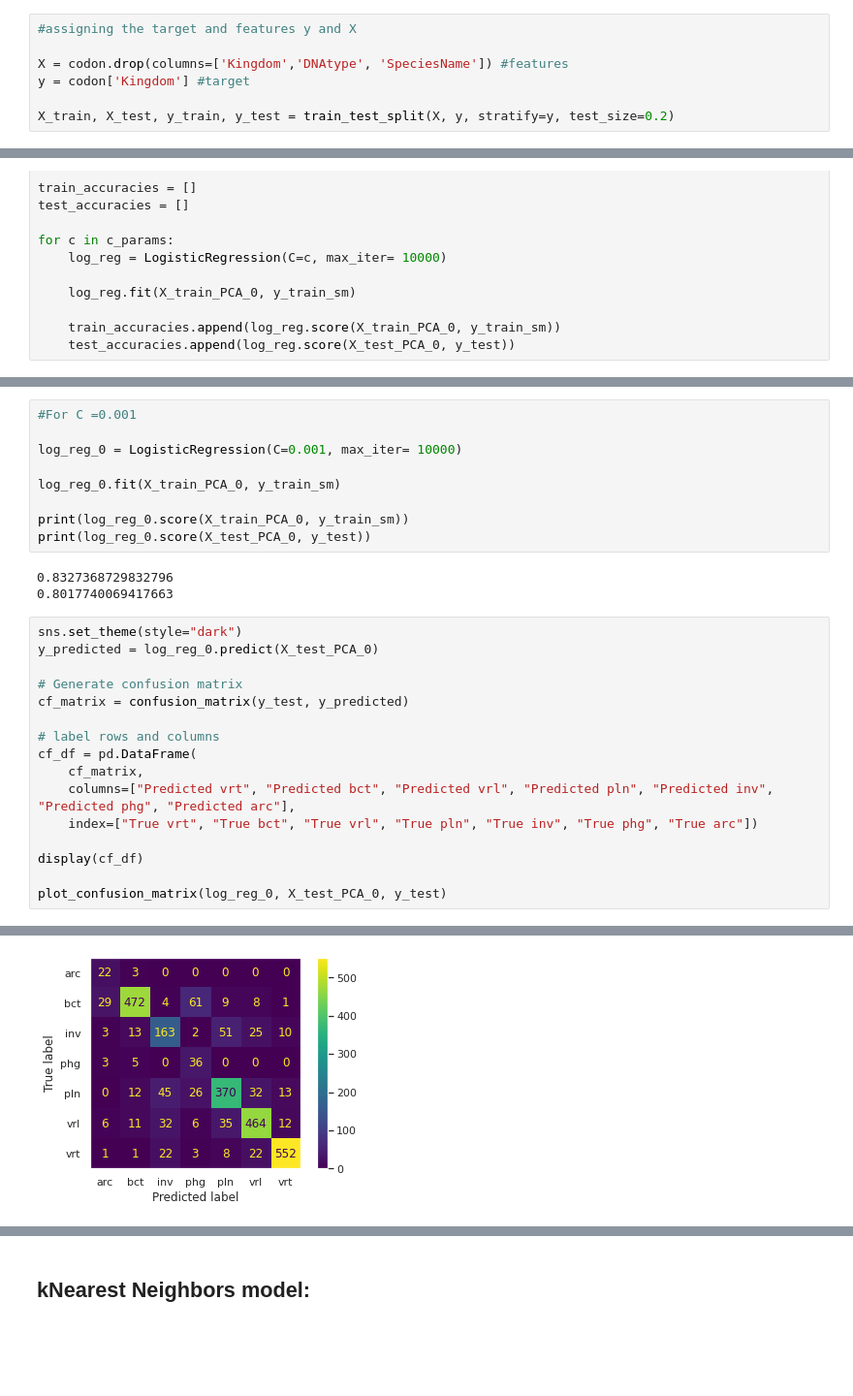
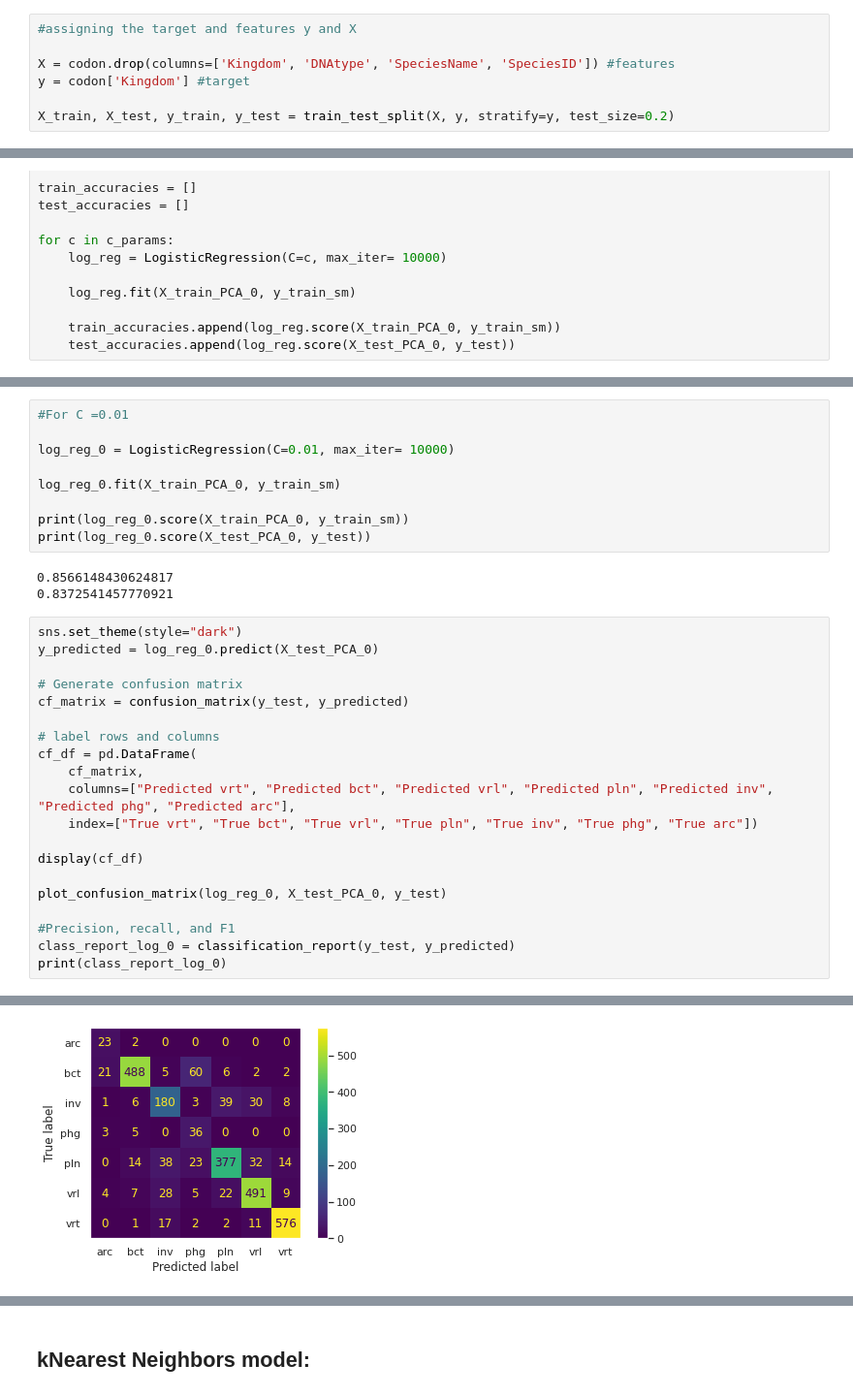
Before and after one commit to PyJasmine/codon, a Jupyter notebook: notebooks/Modelling Kingdom classes.ipynb, the cells around one changed output, grey strips where cells are left out. Shown: that part at 97% size. Drawn from its saved outputs; the diff is of its cells as text; blank space fills up the shorter version.

```diff
--- a/notebooks/Modelling Kingdom classes.ipynb
+++ b/notebooks/Modelling Kingdom classes.ipynb
@@ -101,7 +111,7 @@ codon.describe()
 # %%
 #assigning the target and features y and X
 
-X = codon.drop(columns=['Kingdom','DNAtype', 'SpeciesName']) #features
+X = codon.drop(columns=['Kingdom', 'DNAtype', 'SpeciesName', 'SpeciesID']) #features
 y = codon['Kingdom'] #target
 
 X_train, X_test, y_train, y_test = train_test_split(X, y, stratify=y, test_size=0.2)
@@ -277,15 +278,15 @@ Text(0.5, 1.0, 'Accuracies for log_reg model')
 # %%
-#For C =0.001
+#For C =0.01
 
-log_reg_0 = LogisticRegression(C=0.001, max_iter= 10000)
+log_reg_0 = LogisticRegression(C=0.01, max_iter= 10000)
 
 log_reg_0.fit(X_train_PCA_0, y_train_sm)
 
 print(log_reg_0.score(X_train_PCA_0, y_train_sm))
 print(log_reg_0.score(X_test_PCA_0, y_test))
 # %% [output]
-0.8327368729832796
-0.8017740069417663
+0.8566148430624817
+0.8372541457770921
 # %%
 sns.set_theme(style="dark")
 y_predicted = log_reg_0.predict(X_test_PCA_0)
@@ -302,5 +303,9 @@ cf_df = pd.DataFrame(
 display(cf_df)
 
 plot_confusion_matrix(log_reg_0, X_test_PCA_0, y_test)
+
+#Precision, recall, and F1
+class_report_log_0 = classification_report(y_test, y_predicted)
+print(class_report_log_0)
 # %% [output]
 |  | Predicted vrt | Predicted bct | Predicted vrl | Predicted pln | Predicted inv | Predicted phg | ... |
@@ -315 +332 @@ plot_confusion_matrix(log_reg_0, X_test_PCA_0, y_test)
-[figure, old version]
+[figure, new version]
```
Also changed, not shown: parts of 43 cells of this notebook.
